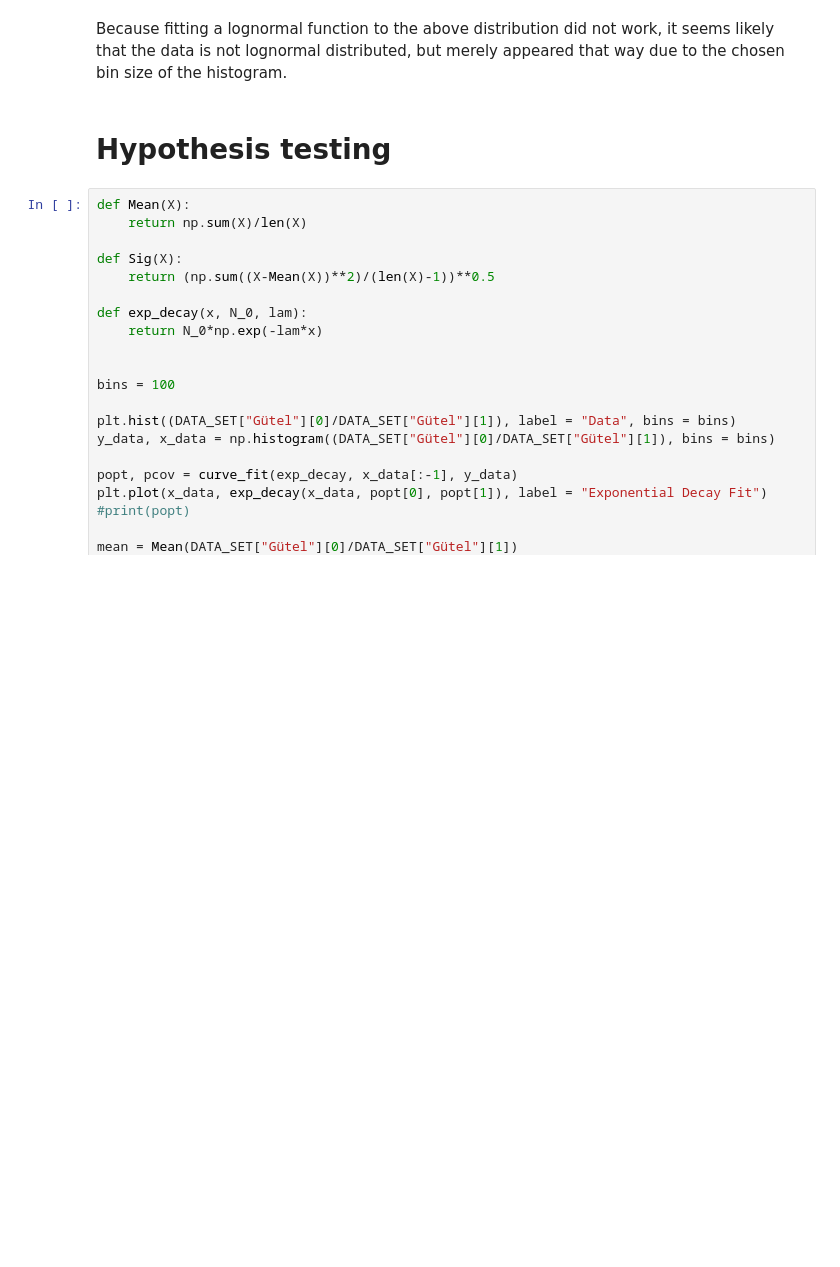
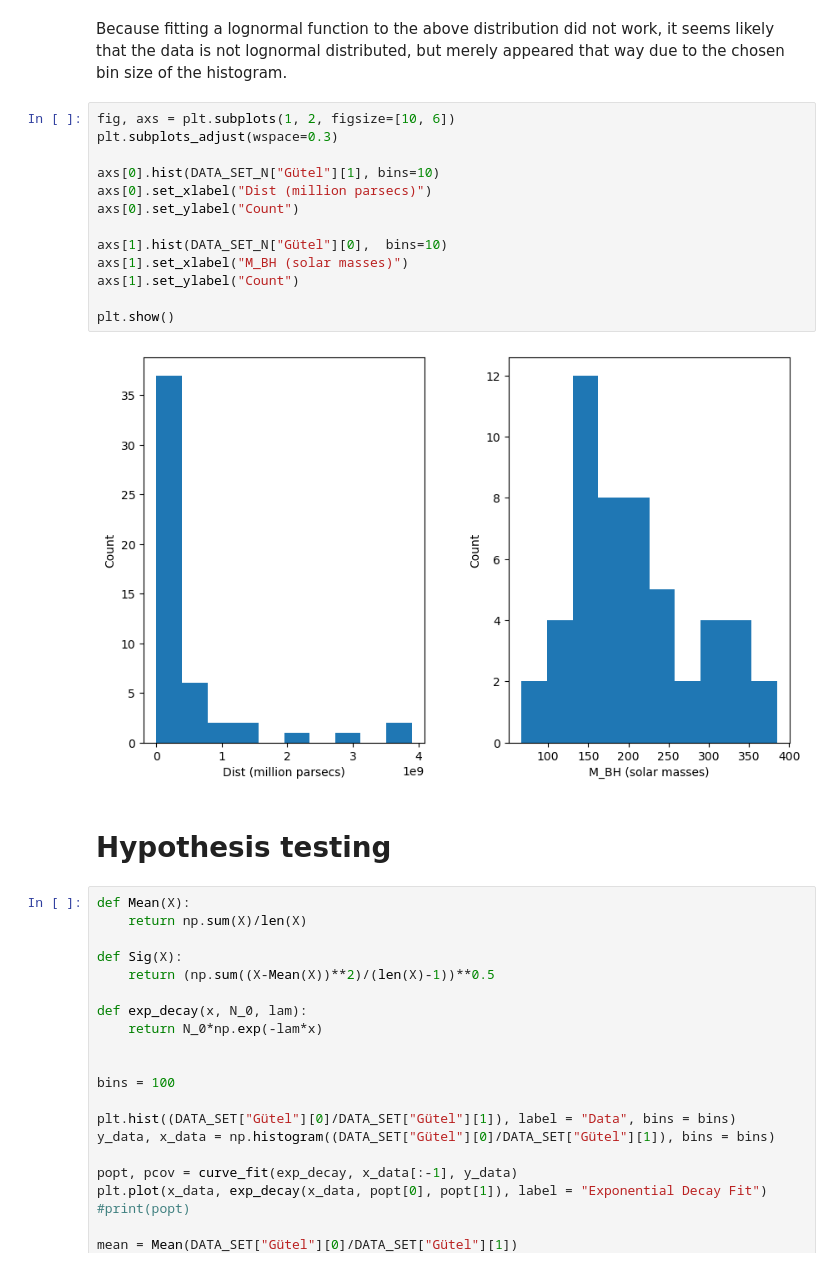
Before and after one commit to MonkeyTreeLover/M-Sigma-Relation, a Jupyter notebook: M_Sigma_Report_Neu.ipynb, the cells around one changed output. Drawn from its saved outputs; the diff is of its cells as text; blank space fills up the shorter version.

```diff
--- a/M_Sigma_Report_Neu.ipynb
+++ b/M_Sigma_Report_Neu.ipynb
@@ -224,5 +228,20 @@ plt.show()
 # %% [markdown]
 Because fitting a lognormal function to the above distribution did not work, it seems likely that the data is not lognormal distributed, but merely appeared that way due to the chosen bin size of the histogram.
+# %%
+fig, axs = plt.subplots(1, 2, figsize=[10, 6])
+plt.subplots_adjust(wspace=0.3)
+
+axs[0].hist(DATA_SET_N["Gütel"][1], bins=10)
+axs[0].set_xlabel("Dist (million parsecs)")
+axs[0].set_ylabel("Count")
+
+axs[1].hist(DATA_SET_N["Gütel"][0],  bins=10)
+axs[1].set_xlabel("M_BH (solar masses)")
+axs[1].set_ylabel("Count")
+
+plt.show()
+# %% [output]
+[figure, added]
 # %% [markdown]
 # Hypothesis testing
 # %%
```
Also changed, not shown: parts of 4 cells of this notebook, 2 other files.
